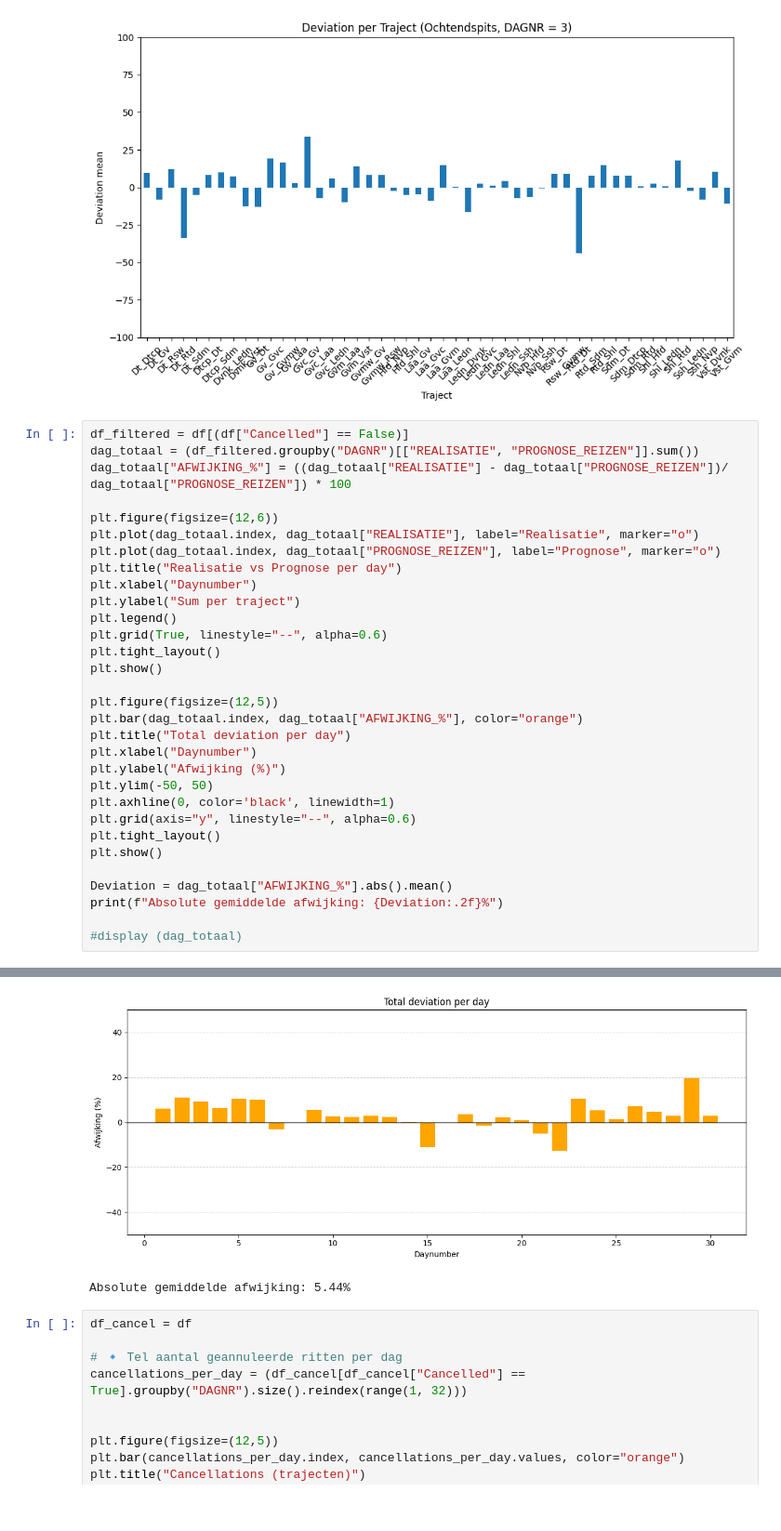
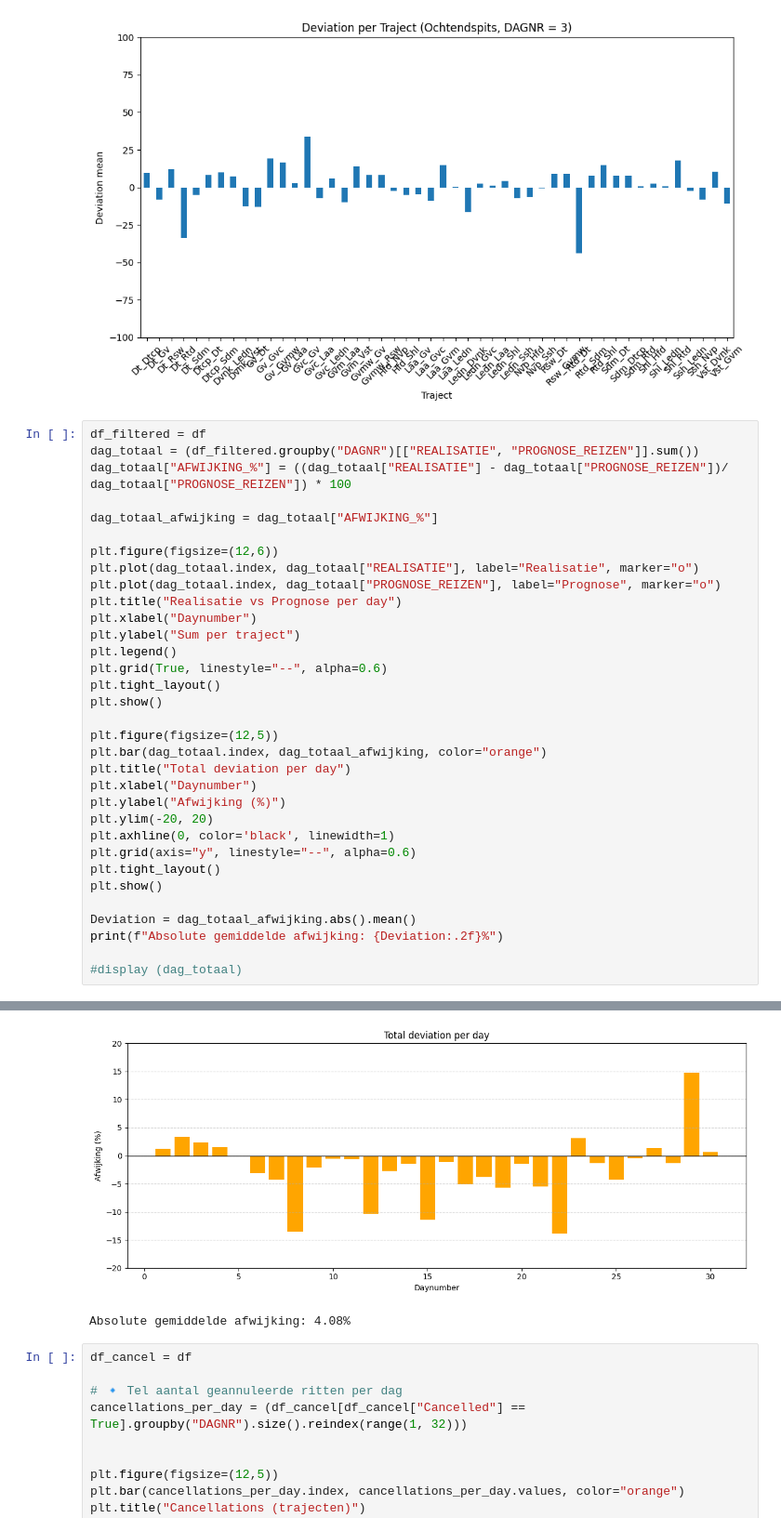
Before and after one commit to Merelkramer/Group2_NS, a Jupyter notebook: Data exploring.ipynb, the cells around one changed output, grey strips where cells are left out. Shown at 93% size. Cells and saved outputs as stored; diff of their text form.

```diff
--- a/Data exploring.ipynb
+++ b/Data exploring.ipynb
@@ -67,9 +67,11 @@ plt.show()
 [figure]
 [figure]
 # %%
-df_filtered = df[(df["Cancelled"] == False)]
+df_filtered = df
 dag_totaal = (df_filtered.groupby("DAGNR")[["REALISATIE", "PROGNOSE_REIZEN"]].sum())
 dag_totaal["AFWIJKING_%"] = ((dag_totaal["REALISATIE"] - dag_totaal["PROGNOSE_REIZEN"])/ dag_totaal["PROGNOSE_REIZEN"]) * 100
+
+dag_totaal_afwijking = dag_totaal["AFWIJKING_%"]
 
 plt.figure(figsize=(12,6))
 plt.plot(dag_totaal.index, dag_totaal["REALISATIE"], label="Realisatie", marker="o")
@@ -83,17 +85,17 @@ plt.tight_layout()
 plt.show()
 
 plt.figure(figsize=(12,5))
-plt.bar(dag_totaal.index, dag_totaal["AFWIJKING_%"], color="orange")
+plt.bar(dag_totaal.index, dag_totaal_afwijking, color="orange")
 plt.title("Total deviation per day")
 plt.xlabel("Daynumber")
 plt.ylabel("Afwijking (%)")
-plt.ylim(-50, 50)
+plt.ylim(-20, 20)
 plt.axhline(0, color='black', linewidth=1)
 plt.grid(axis="y", linestyle="--", alpha=0.6)
 plt.tight_layout()
 plt.show()
 
-Deviation = dag_totaal["AFWIJKING_%"].abs().mean()
+Deviation = dag_totaal_afwijking.abs().mean()
 print(f"Absolute gemiddelde afwijking: {Deviation:.2f}%")
 
 #display (dag_totaal)
@@ -102,5 +104,5 @@ print(f"Absolute gemiddelde afwijking: {Deviation:.2f}%")
-[figure, old version]
+[figure, new version]
-Absolute gemiddelde afwijking: 5.44%
+Absolute gemiddelde afwijking: 4.08%
 # %%
 df_cancel = df
 
```
Also changed, not shown: parts of 2 cells of this notebook, 3 other files.
